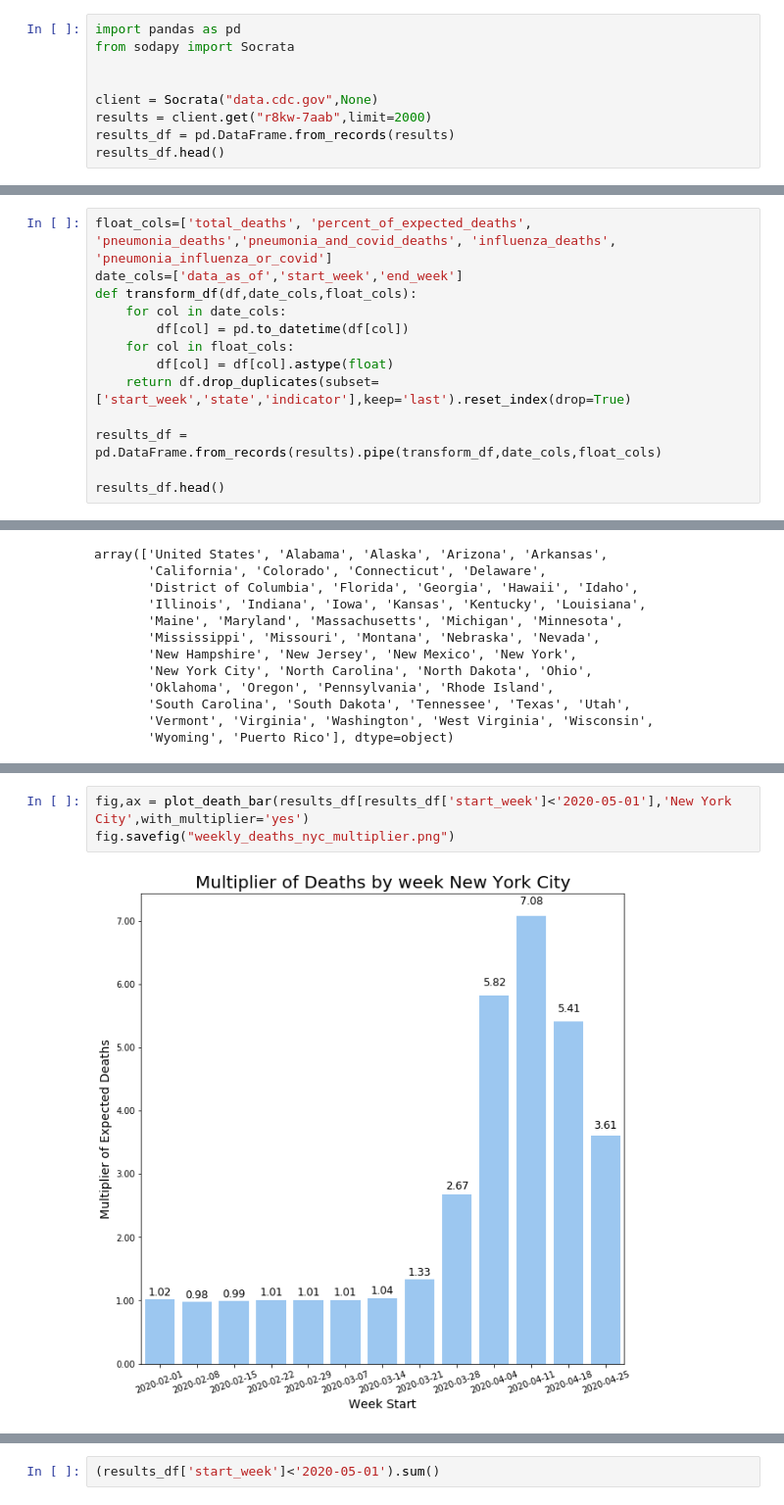
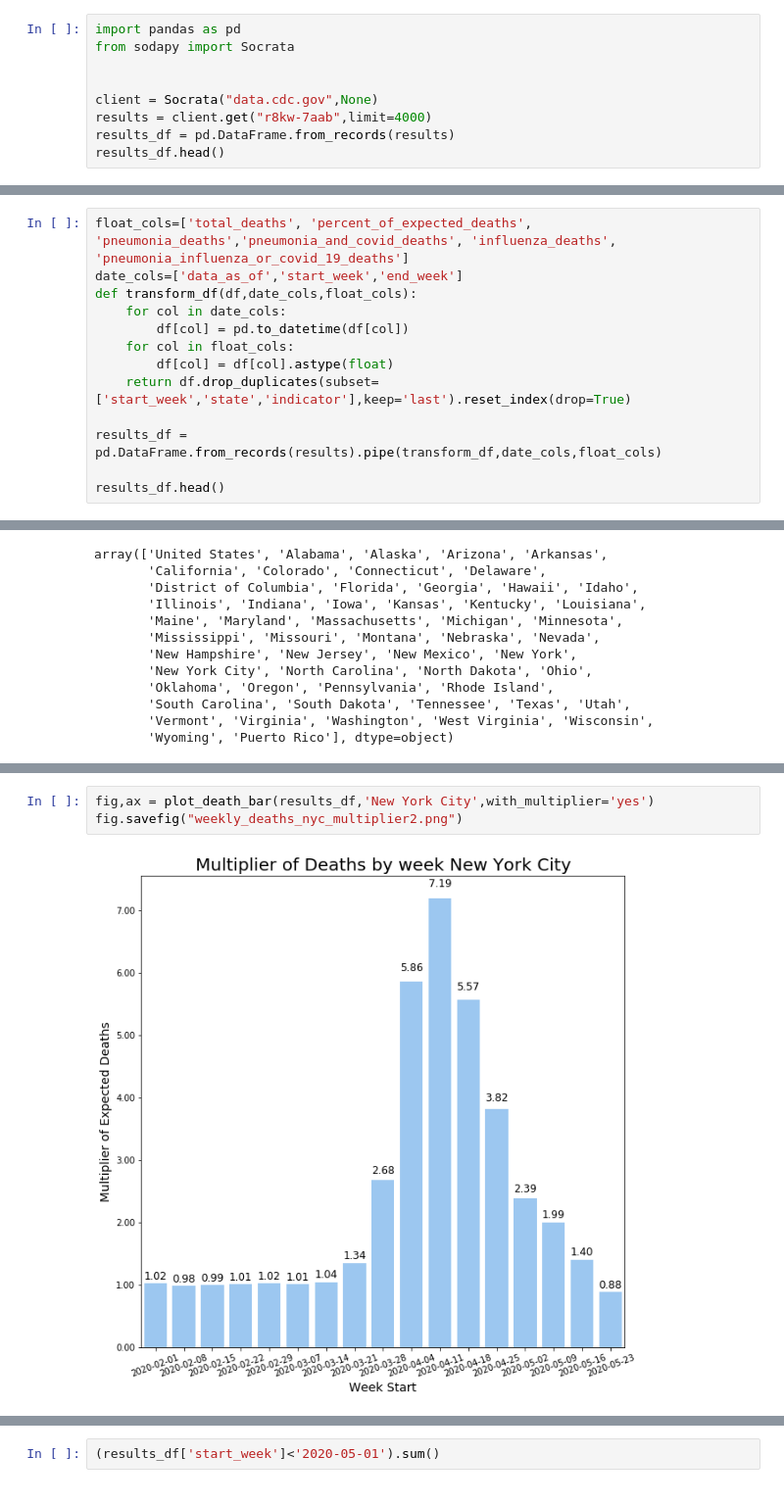
Before and after one commit to jawsem/covid-deaths, a Jupyter notebook: covid_analysis.ipynb, the cells around one changed output, grey strips where cells are left out. Shown at 98% size. Drawn from its saved outputs; the diff is of its cells as text.

```diff
--- a/covid_analysis.ipynb
+++ b/covid_analysis.ipynb
@@ -4,7 +4,7 @@ from sodapy import Socrata
 
 
 client = Socrata("data.cdc.gov",None)
-results = client.get("r8kw-7aab",limit=2000)
+results = client.get("r8kw-7aab",limit=4000)
 results_df = pd.DataFrame.from_records(results)
 results_df.head()
 # %% [output]
@@ -18,5 +20,5 @@ WARNING:root:Requests made without an app_token will be subject to strict thrott
 # %%
-float_cols=['total_deaths', 'percent_of_expected_deaths', 'pneumonia_deaths','pneumonia_and_covid_deaths', 'influenza_deaths', 'pneumonia_influenza_or_covid']
+float_cols=['total_deaths', 'percent_of_expected_deaths', 'pneumonia_deaths','pneumonia_and_covid_deaths', 'influenza_deaths', 'pneumonia_influenza_or_covid_19_deaths']
 date_cols=['data_as_of','start_week','end_week']
 def transform_df(df,date_cols,float_cols):
     for col in date_cols:
@@ -166,8 +168,8 @@ plot_death_bar(results_df[results_df['start_week']<'2020-05-01'],'Florida')
 # %%
-fig,ax = plot_death_bar(results_df[results_df['start_week']<'2020-05-01'],'New York City',with_multiplier='yes')
-fig.savefig("weekly_deaths_nyc_multiplier.png")
+fig,ax = plot_death_bar(results_df,'New York City',with_multiplier='yes')
+fig.savefig("weekly_deaths_nyc_multiplier2.png")
 # %% [output]
-[figure, old version]
+[figure, new version]
 # %%
 plot_death_bar(results_df[results_df['start_week']<'2020-05-01'],'Michigan',with_multiplier='yes')
 # %% [output]
```
Also changed, not shown: parts of 51 cells of this notebook, 1 other file.
